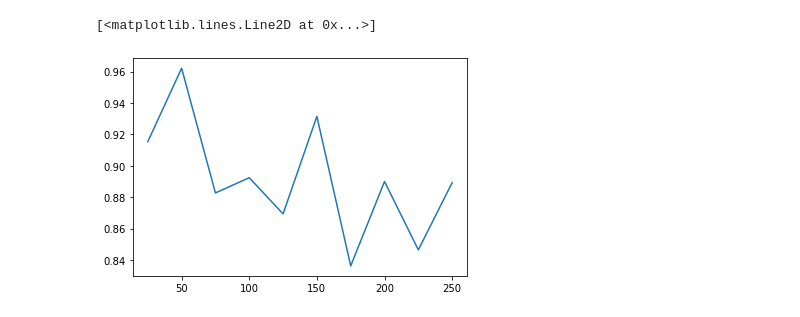
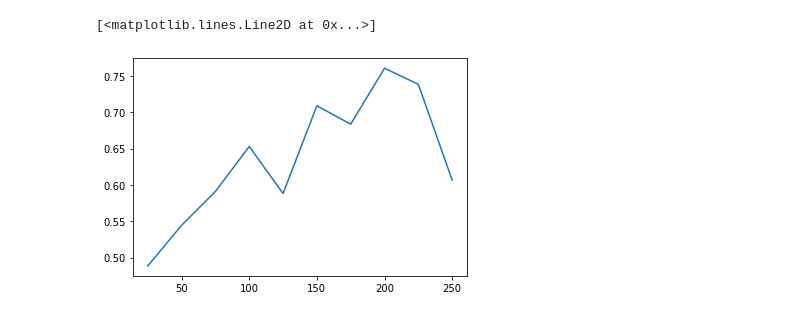
Before and after one commit to ViktorTorp/dont_overfit, a Jupyter notebook: notebooks/tree_and_forest.ipynb, the cells around one changed output. Cells and saved outputs as stored; diff of their text form; code cells hidden in the pictures.

```diff
--- a/notebooks/tree_and_forest.ipynb
+++ b/notebooks/tree_and_forest.ipynb
@@ -40,13 +39,16 @@ def get_predictions(x):
 # %%
-# Random Forest
-from sklearn.ensemble import RandomForestClassifier
+# find Random Forest max depth sequentially
 
 acc = []
 for depth in range(1,30):
-    rfc = RandomForestClassifier(max_depth=depth).fit(X,y)
-    print(rfc.predict_proba(X_test)[:,1])
-    acc.append(roc_auc_score(, rfc.predict_proba(X_test)[:,1]))
-    break
+    # simple 70/30 train/test split for determining best random forest max depth
+    X_train_param, X_test_param, y_train_param, y_test_param = train_test_split(X,y,test_size=0.30)
 
-#plt.plot([x for x in range(1,30)], acc)
+    rfc = RandomForestClassifier(max_depth=depth).fit(X_train_param,y_train_param)
+
+    preds = rfc.predict_proba(X_test_param)[:,1]
+    auc = roc_auc_score(y_test_param, preds)
+    acc.append(auc)
+
+plt.plot([x for x in range(1,30)], acc)
 # %% [output]
@@ -55,17 +57,18 @@ ValueError: Found input variables with inconsistent numbers of samples: [250, 19
+# %%
+max_depth = 8
 # %%
-# Random Forest
+# find Random Forest number of estimators sequentially
 n_estimators = [25, 50, 75, 100, 125, 150, 175, 200, 225, 250]
-max_estimators = []
-for x in range(0,25):
-    acc = []
+acc = []
 
-    for n in n_estimators:
-        rfc = RandomForestClassifier(max_depth=9, n_estimators=n).fit(X,y)
-        acc.append(rfc.predict_proba(X_test)[:,1])
-
-    max_estimators.append(acc.index(max(acc)))
+for n in n_estimators:
+    X_train_param, X_test_param, y_train_param, y_test_param = train_test_split(X,y,test_size=0.30)
+    rfc = RandomForestClassifier(max_depth=max_depth, n_estimators=n).fit(X_train_param,y_train_param)
+    preds = rfc.predict_proba(X_test_param)[:,1]
+    auc = roc_auc_score(y_test_param, preds)
+    acc.append(auc)
 
 plt.plot(n_estimators, acc)
 # %% [output]
 [<matplotlib.lines.Line2D at 0x...>]
-[figure, old version]
+[figure, new version]
```
Also changed, not shown: parts of 13 cells of this notebook.
